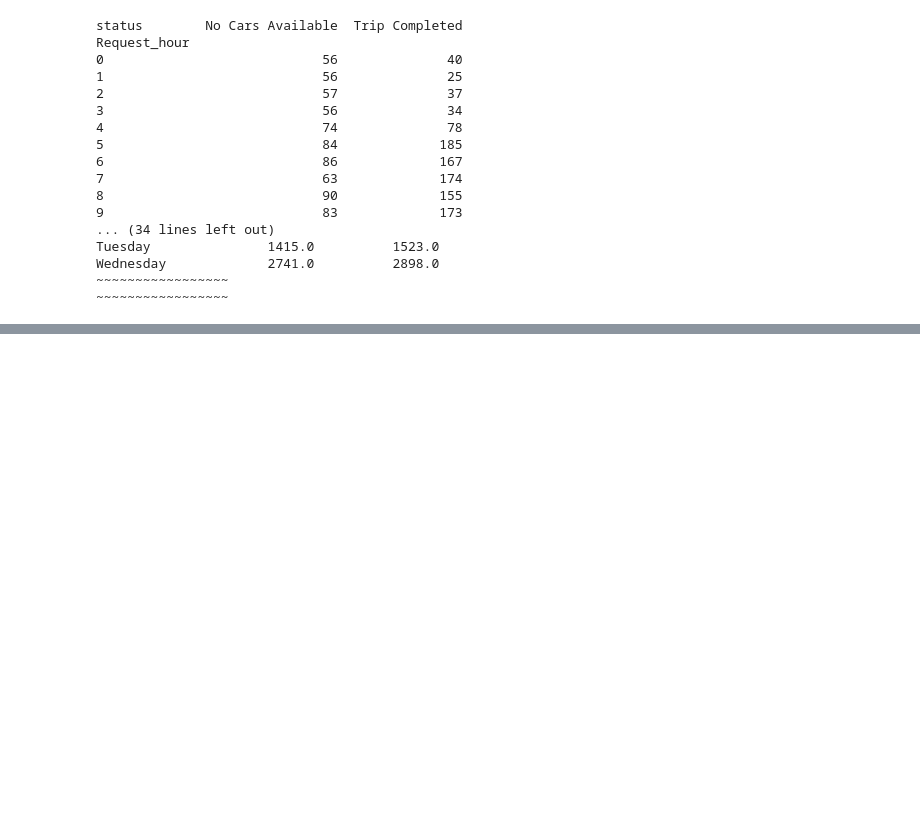
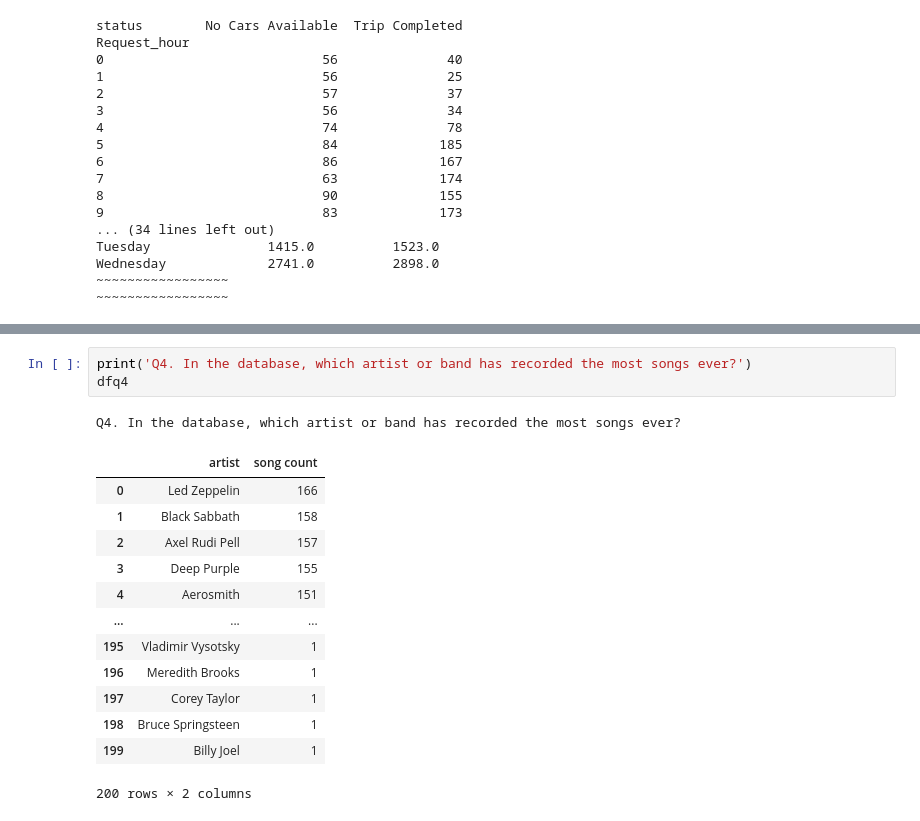
Before and after one commit to Dandata0101/MBS-projects, a Jupyter notebook: workspace_class.ipynb, the cells around one changed output, grey strips where cells are left out. Drawn from its saved outputs; the diff is of its cells as text; blank space fills up the shorter version.

```diff
--- a/workspace_class.ipynb
+++ b/workspace_class.ipynb
@@ -812,0 +959,18 @@ df
+# %%
+print('Q4. In the database, which artist or band has recorded the most songs ever?')
+dfq4
+# %% [output]
+Q4. In the database, which artist or band has recorded the most songs ever?
+|  | artist | song count |
+| 0 | Led Zeppelin | 166 |
+| 1 | Black Sabbath | 158 |
+| 2 | Axel Rudi Pell | 157 |
+| 3 | Deep Purple | 155 |
+| 4 | Aerosmith | 151 |
+| ... | ... | ... |
+| 195 | Vladimir Vysotsky | 1 |
+| 196 | Meredith Brooks | 1 |
+| 197 | Corey Taylor | 1 |
+| 198 | Bruce Springsteen | 1 |
+| 199 | Billy Joel | 1 |
+200 rows × 2 columns
```
Also changed, not shown: parts of 10 cells of this notebook, 1 other file.
